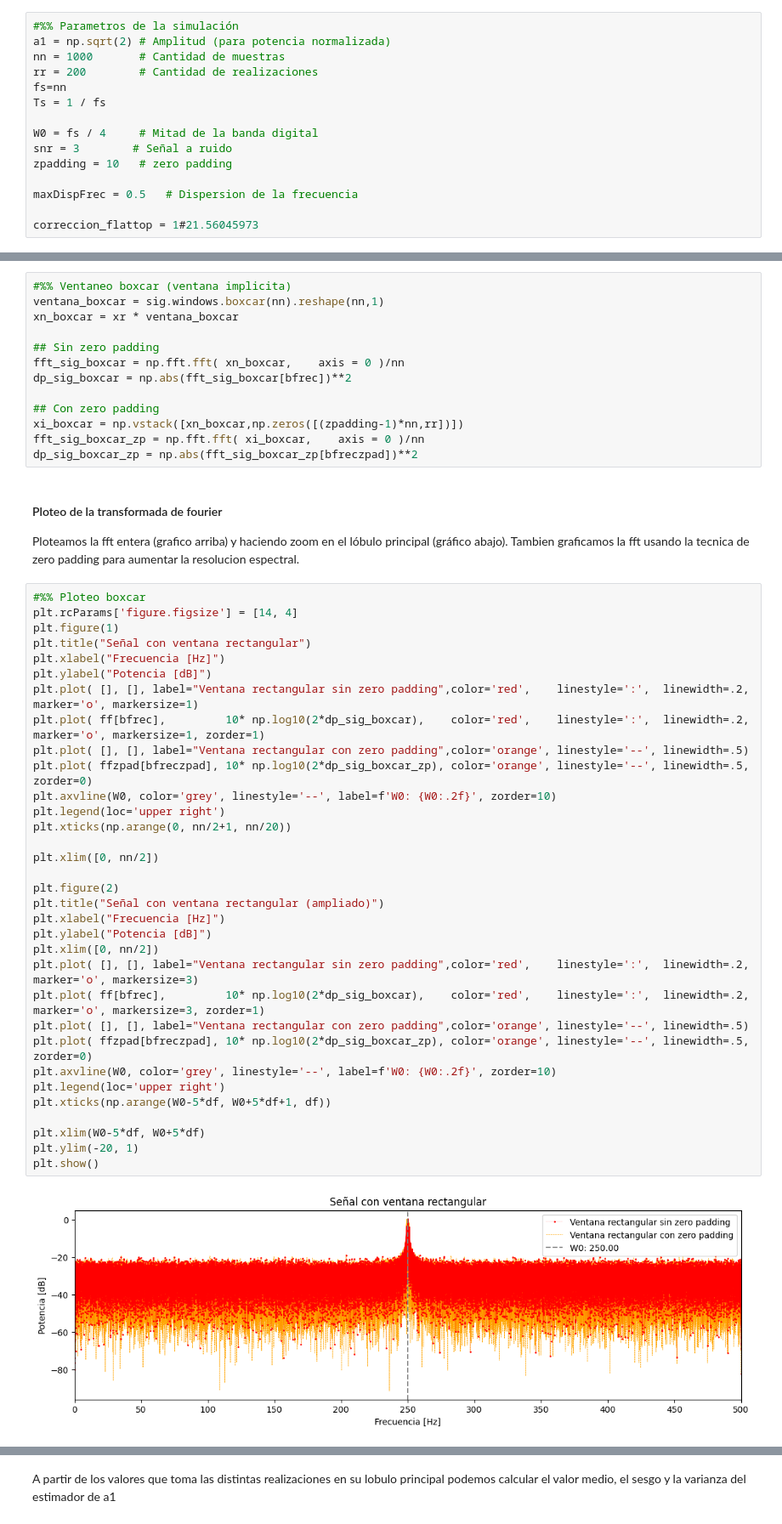
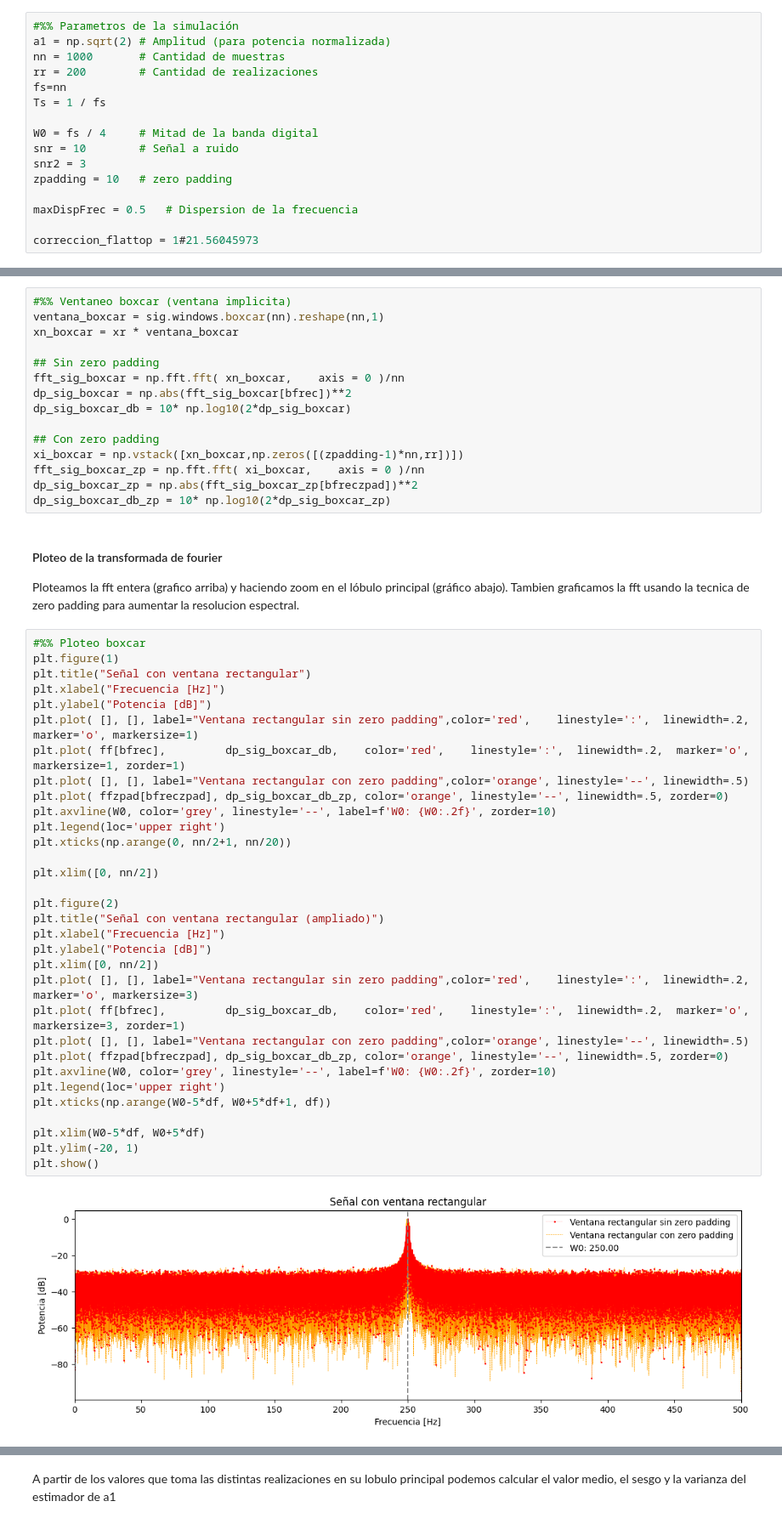
Before and after one commit to Martin-Sirito/PDS2023, a Jupyter notebook: TS4/TS4.ipynb, the cells around one changed output, grey strips where cells are left out. Shown at 85% size. Cells and saved outputs as stored; diff of their text form.

```diff
--- a/TS4/TS4.ipynb
+++ b/TS4/TS4.ipynb
@@ -21,7 +22,8 @@ fs=nn
 Ts = 1 / fs
 
 W0 = fs / 4     # Mitad de la banda digital
-snr = 3        # Señal a ruido
+snr = 10        # Señal a ruido
+snr2 = 3
 zpadding = 10   # zero padding
 
 maxDispFrec = 0.5   # Dispersion de la frecuencia
@@ -68,47 +70,48 @@ xn_boxcar = xr * ventana_boxcar
 ## Sin zero padding
 fft_sig_boxcar = np.fft.fft( xn_boxcar,    axis = 0 )/nn
 dp_sig_boxcar = np.abs(fft_sig_boxcar[bfrec])**2
+dp_sig_boxcar_db = 10* np.log10(2*dp_sig_boxcar)
 
 ## Con zero padding
 xi_boxcar = np.vstack([xn_boxcar,np.zeros([(zpadding-1)*nn,rr])])
 fft_sig_boxcar_zp = np.fft.fft( xi_boxcar,    axis = 0 )/nn
 dp_sig_boxcar_zp = np.abs(fft_sig_boxcar_zp[bfreczpad])**2
+dp_sig_boxcar_db_zp = 10* np.log10(2*dp_sig_boxcar_zp)
 # %% [markdown]
 #### Ploteo de la transformada de fourier
 Ploteamos la fft entera (grafico arriba) y haciendo zoom en el lóbulo principal (gráfico abajo).
 Tambien graficamos la fft usando la tecnica de zero padding para aumentar la resolucion espectral.
 # %%
 #%% Ploteo boxcar
-plt.rcParams['figure.figsize'] = [14, 4]
 plt.figure(1)
 plt.title("Señal con ventana rectangular")
 plt.xlabel("Frecuencia [Hz]")
 plt.ylabel("Potencia [dB]")
 plt.plot( [], [], label="Ventana rectangular sin zero padding",color='red',    linestyle=':',  linewidth=.2,  marker='o', markersize=1)
-plt.plot( ff[bfrec],         10* np.log10(2*dp_sig_boxcar),    color='red',    linestyle=':',  linewidth=.2,  marker='o', markersize=1, zorder=1)
+plt.plot( ff[bfrec],         dp_sig_boxcar_db,    color='red',    linestyle=':',  linewidth=.2,  marker='o', markersize=1, zorder=1)
 plt.plot( [], [], label="Ventana rectangular con zero padding",color='orange', linestyle='--', linewidth=.5)
-plt.plot( ffzpad[bfreczpad], 10* np.log10(2*dp_sig_boxcar_zp), color='orange', linestyle='--', linewidth=.5, zorder=0)
+plt.plot( ffzpad[bfreczpad], dp_sig_boxcar_db_zp, color='orange', linestyle='--', linewidth=.5, zorder=0)
 plt.axvline(W0, color='grey', linestyle='--', label=f'W0: {W0:.2f}', zorder=10)
 plt.legend(loc='upper right')
 plt.xticks(np.arange(0, nn/2+1, nn/20))
 
 plt.xlim([0, nn/2])
 
 plt.figure(2)
 plt.title("Señal con ventana rectangular (ampliado)")
 plt.xlabel("Frecuencia [Hz]")
 plt.ylabel("Potencia [dB]")
 plt.xlim([0, nn/2])
 plt.plot( [], [], label="Ventana rectangular sin zero padding",color='red',    linestyle=':',  linewidth=.2,  marker='o', markersize=3)
-plt.plot( ff[bfrec],         10* np.log10(2*dp_sig_boxcar),    color='red',    linestyle=':',  linewidth=.2,  marker='o', markersize=3, zorder=1)
+plt.plot( ff[bfrec],         dp_sig_boxcar_db,    color='red',    linestyle=':',  linewidth=.2,  marker='o', markersize=3, zorder=1)
 plt.plot( [], [], label="Ventana rectangular con zero padding",color='orange', linestyle='--', linewidth=.5)
-plt.plot( ffzpad[bfreczpad], 10* np.log10(2*dp_sig_boxcar_zp), color='orange', linestyle='--', linewidth=.5, zorder=0)
+plt.plot( ffzpad[bfreczpad], dp_sig_boxcar_db_zp, color='orange', linestyle='--', linewidth=.5, zorder=0)
 plt.axvline(W0, color='grey', linestyle='--', label=f'W0: {W0:.2f}', zorder=10)
 plt.legend(loc='upper right')
 plt.xticks(np.arange(W0-5*df, W0+5*df+1, df))
 
 plt.xlim(W0-5*df, W0+5*df)
 plt.ylim(-20, 1)
 plt.show()
 # %% [output]
-[figure, old version]
+[figure, new version]
```
Also changed, not shown: parts of 21 cells of this notebook.
